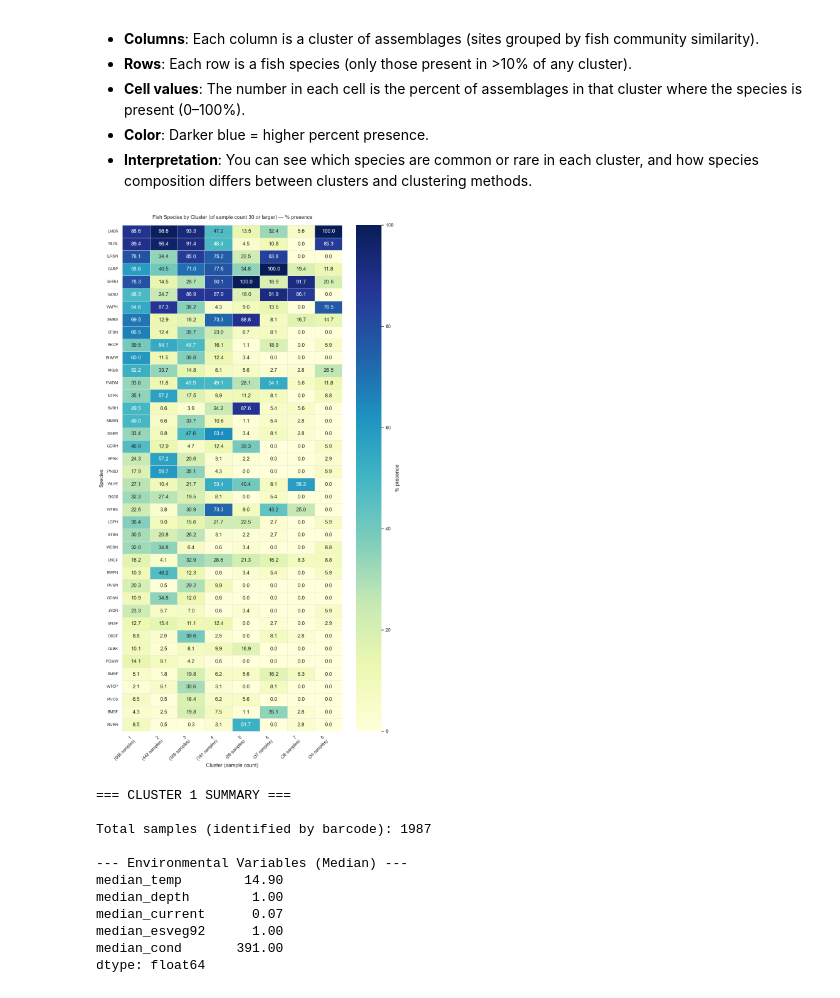
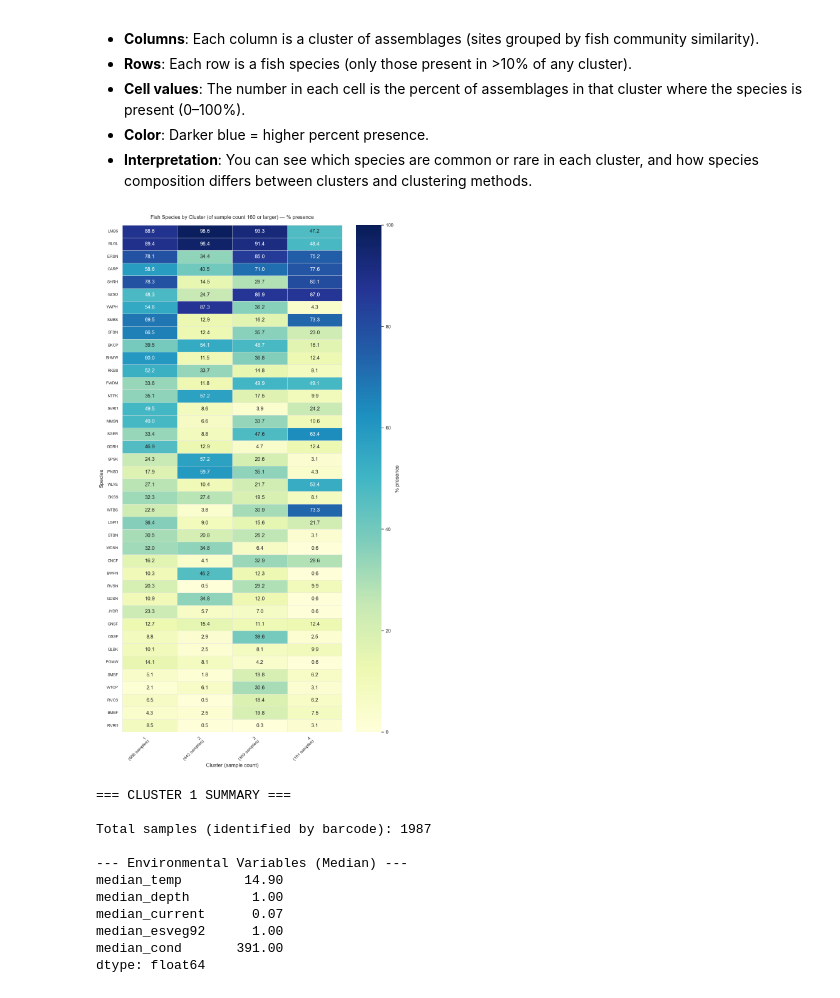
Before and after one commit to jppeirce/ltrm_fish, a Jupyter notebook: 3cluster_visualization.ipynb, the cells around one changed output. Drawn from its saved outputs; the diff is of its cells as text; code cells hidden in the pictures.

Commit message:
updated graphs

```diff
--- a/3cluster_visualization.ipynb
+++ b/3cluster_visualization.ipynb
@@ -96,7 +96,9 @@ jac_comp = fish_explore.groupby('cluster')[top_species].mean() * 100
 
 # Order clusters by overall sample count (so columns are in meaningful order)
 # Filter clusters with size >= 10
-cluster_filter = 30
+# 4 cluster size > 160
+# 8 cluster size > 30
+cluster_filter = 160
 cluster_sizes = df_explore['cluster'].value_counts()
 cluster_sizes = cluster_sizes[cluster_sizes >= cluster_filter]
 cluster_order = [c for c in cluster_sizes.index if c in jac_comp.index]
@@ -114,34 +116,34 @@ cmap = sns.color_palette("YlGnBu", as_cmap=True)  # perceptually-uniform sequent
 
 sns.heatmap(
     display_df,
     ax=ax,
     cmap=cmap,
     vmin=0,
     vmax=100,
     annot=True,
     fmt=".1f",
     linewidths=0.4,
     linecolor="0.9",
     cbar_kws={"label": "% presence"}
 )
 
 ax.set_xticklabels(col_labels, rotation=45, ha="right", fontsize=10)
 ax.set_yticklabels(ax.get_yticklabels(), rotation=0, fontsize=9)
 ax.set_xlabel("Cluster (sample count)")
 ax.set_ylabel("Species")
 ax.set_title(f"Fish Species by Cluster (of sample count {cluster_filter} or larger) — % presence", pad=14)
 #ax.set_title(f"Top {fishcode_2_include} Most Common Fish Species by Cluster (of sample count {cluster_filter} or larger) — % presence", pad=14)
 plt.tight_layout()
 plt.show()
 fig.savefig(
     'cluster_species_presence2.jpg',
     dpi=300,
     bbox_inches='tight',
     format='jpeg',
     pil_kwargs={'quality': 95, 'optimize': True, 'progressive': True}
 )
 # %% [output]
-[figure, old version]
+[figure, new version]
 # %%
 # Specify cluster to analyze
 cluster_num = 1
```
Also changed, not shown: parts of 2 cells of this notebook, 3 other files.
